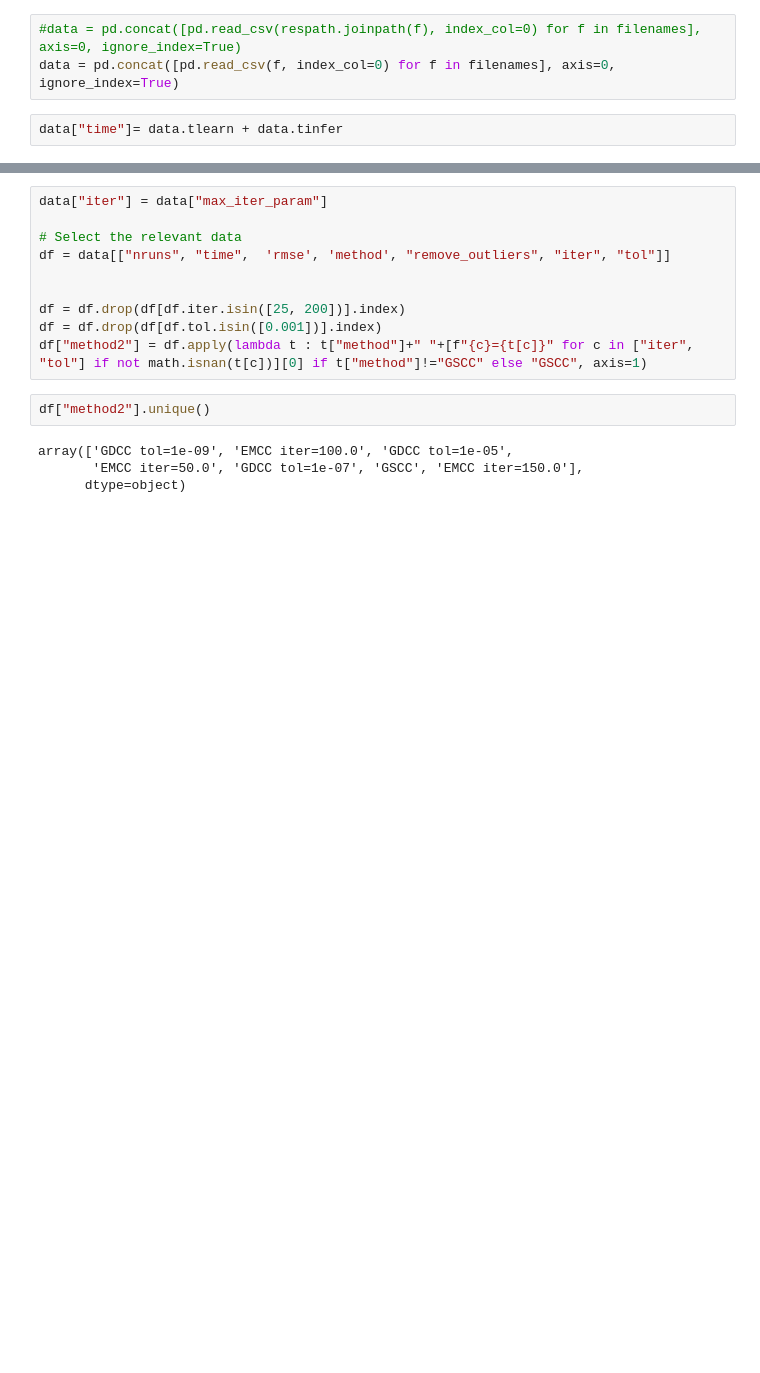
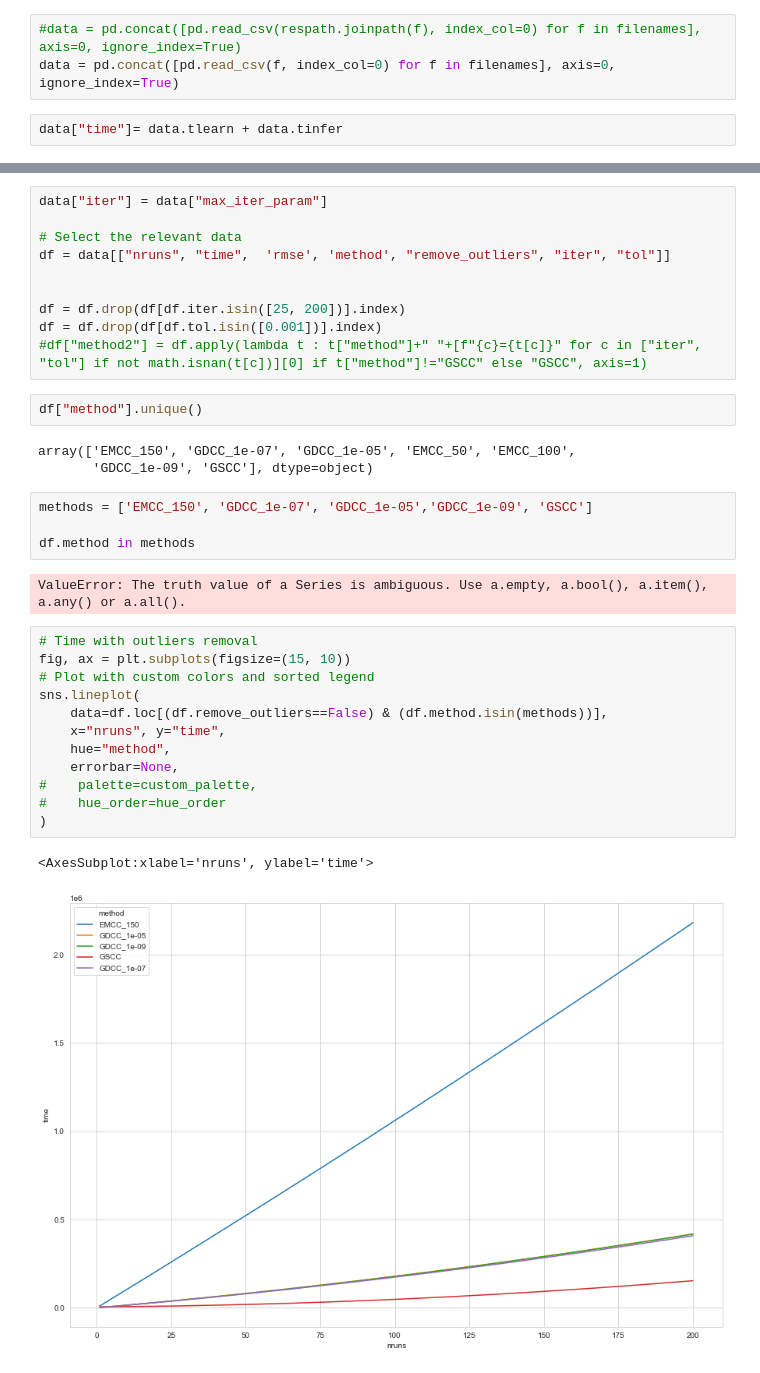
Before and after one commit to PGM-Lab/bcause, a Jupyter notebook: papers/gradient_journal/results/analysis/anlysis.ipynb, the cells around one changed output, grey strips where cells are left out. Drawn from its saved outputs; the diff is of its cells as text; blank space fills up the shorter version.

```diff
--- a/papers/gradient_journal/results/analysis/anlysis.ipynb
+++ b/papers/gradient_journal/results/analysis/anlysis.ipynb
@@ -61,10 +61,30 @@ df = data[["nruns", "time",  'rmse', 'method', "remove_outliers", "iter", "tol"]
 
 df = df.drop(df[df.iter.isin([25, 200])].index)
 df = df.drop(df[df.tol.isin([0.001])].index)
-df["method2"] = df.apply(lambda t : t["method"]+" "+[f"{c}={t[c]}" for c in ["iter", "tol"] if not math.isnan(t[c])][0] if t["method"]!="GSCC" else "GSCC", axis=1)
+#df["method2"] = df.apply(lambda t : t["method"]+" "+[f"{c}={t[c]}" for c in ["iter", "tol"] if not math.isnan(t[c])][0] if t["method"]!="GSCC" else "GSCC", axis=1)
 # %%
-df["method2"].unique()
+df["method"].unique()
 # %% [output]
-array(['GDCC tol=1e-09', 'EMCC iter=100.0', 'GDCC tol=1e-05',
-       'EMCC iter=50.0', 'GDCC tol=1e-07', 'GSCC', 'EMCC iter=150.0'],
-      dtype=object)
+array(['EMCC_150', 'GDCC_1e-07', 'GDCC_1e-05', 'EMCC_50', 'EMCC_100',
+       'GDCC_1e-09', 'GSCC'], dtype=object)
+# %%
+methods = ['EMCC_150', 'GDCC_1e-07', 'GDCC_1e-05','GDCC_1e-09', 'GSCC']
+
+df.method in methods
+# %% [output]
+ValueError: The truth value of a Series is ambiguous. Use a.empty, a.bool(), a.item(), a.any() or a.all().
+# %%
+# Time with outliers removal
+fig, ax = plt.subplots(figsize=(15, 10))
+# Plot with custom colors and sorted legend
+sns.lineplot(
+    data=df.loc[(df.remove_outliers==False) & (df.method.isin(methods))],
+    x="nruns", y="time",
+    hue="method",
+    errorbar=None,
+#    palette=custom_palette,
+#    hue_order=hue_order
+)
+# %% [output]
+<AxesSubplot:xlabel='nruns', ylabel='time'>
+[figure, added]
```
Also changed, not shown: parts of 5 cells of this notebook.
